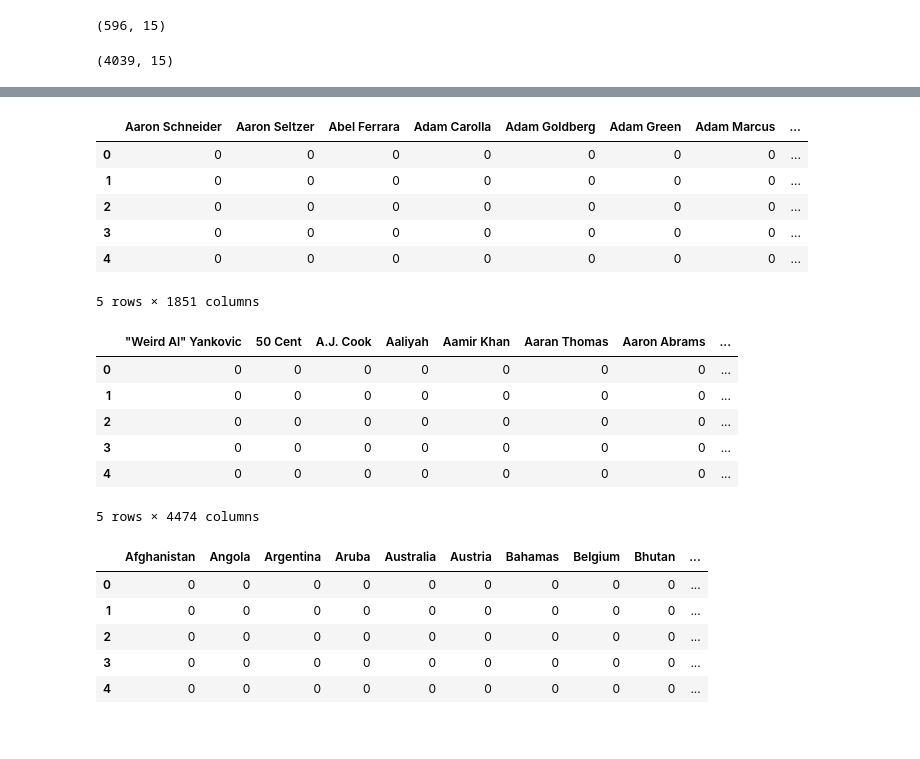
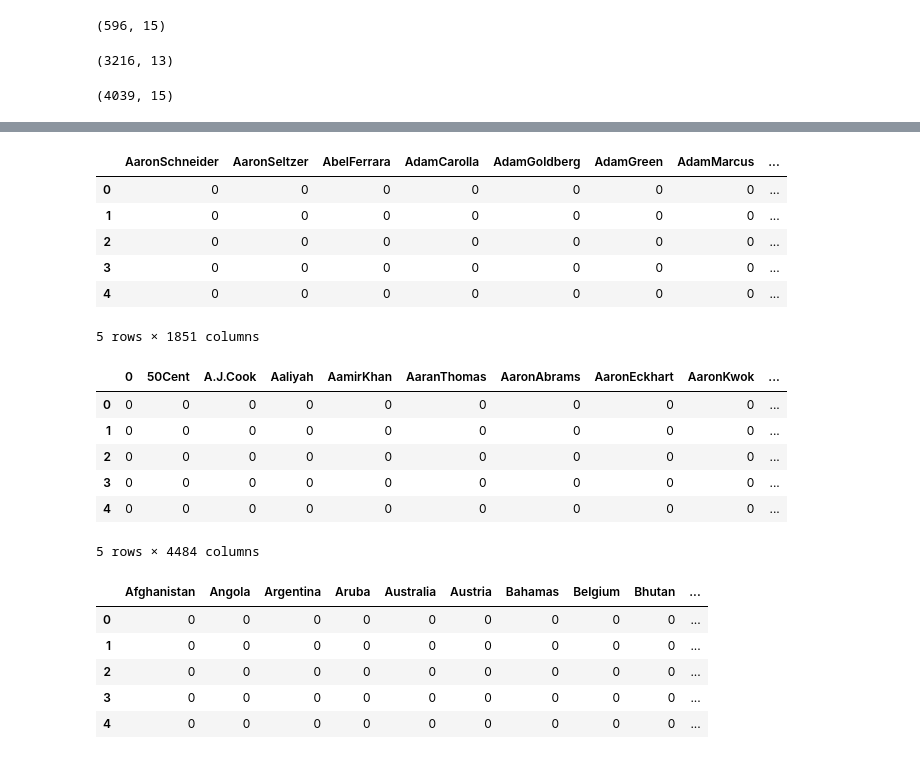
Before and after one commit to carlosmd14/datamad0119, a Jupyter notebook: final-project/project/main.ipynb, the cells around one changed output, grey strips where cells are left out. Drawn from its saved outputs; the diff is of its cells as text; code cells hidden in the pictures.

```diff
--- a/final-project/project/main.ipynb
+++ b/final-project/project/main.ipynb
@@ -483,6 +504,4 @@ df.head()
 # df3 = df antes de get_budget
 # df2 = sample de df    df2 = df[1000:1465].copy()
-# %%
-df = df3.copy()
 # %%
 df3[df3['budget']==0].budget.value_counts()
@@ -591,3 +589,7 @@ df = df[(df.budget>1000) | (df.revenue>1000)]
+# %%
+dfkey.shape
+# %% [output]
+(3216, 13)
 # %%
 df.shape
 # %% [output]
@@ -604,10 +606,10 @@ df.head()
 # %%
 df6 = df.copy()
 # %%
-directors_dummies = df['directors'].str.join(sep='*').str.get_dummies(sep='*')
+directors_dummies = df6['directors'].str.get_dummies()
 directors_dummies.head()
 # %% [output]
-|  | Aaron Schneider | Aaron Seltzer | Abel Ferrara | Adam Carolla | Adam Goldberg | Adam Green | Adam Marcus | ... |
+|  | AaronSchneider | AaronSeltzer | AbelFerrara | AdamCarolla | AdamGoldberg | AdamGreen | AdamMarcus | ... |
 | 0 | 0 | 0 | 0 | 0 | 0 | 0 | 0 | ... |
 | 1 | 0 | 0 | 0 | 0 | 0 | 0 | 0 | ... |
 | 2 | 0 | 0 | 0 | 0 | 0 | 0 | 0 | ... |
@@ -615,16 +617,16 @@ directors_dummies.head()
 | 4 | 0 | 0 | 0 | 0 | 0 | 0 | 0 | ... |
 5 rows × 1851 columns
 # %%
-cast_dummies = df['cast'].str.join(sep='*').str.get_dummies(sep='*')
+cast_dummies = df6['cast'].str.join(sep='*').str.get_dummies(sep='*')
 cast_dummies.head()
 # %% [output]
-|  | "Weird Al" Yankovic | 50 Cent | A.J. Cook | Aaliyah | Aamir Khan | Aaran Thomas | Aaron Abrams | ... |
-| 0 | 0 | 0 | 0 | 0 | 0 | 0 | 0 | ... |
-| 1 | 0 | 0 | 0 | 0 | 0 | 0 | 0 | ... |
-| 2 | 0 | 0 | 0 | 0 | 0 | 0 | 0 | ... |
-| 3 | 0 | 0 | 0 | 0 | 0 | 0 | 0 | ... |
-| 4 | 0 | 0 | 0 | 0 | 0 | 0 | 0 | ... |
+|  | 0 | 50Cent | A.J.Cook | Aaliyah | AamirKhan | AaranThomas | AaronAbrams | AaronEckhart | AaronKwok | ... |
+| 0 | 0 | 0 | 0 | 0 | 0 | 0 | 0 | 0 | 0 | ... |
+| 1 | 0 | 0 | 0 | 0 | 0 | 0 | 0 | 0 | 0 | ... |
+| 2 | 0 | 0 | 0 | 0 | 0 | 0 | 0 | 0 | 0 | ... |
+| 3 | 0 | 0 | 0 | 0 | 0 | 0 | 0 | 0 | 0 | ... |
+| 4 | 0 | 0 | 0 | 0 | 0 | 0 | 0 | 0 | 0 | ... |
-5 rows × 4474 columns
+5 rows × 4484 columns
 # %%
 countries_dummies = df['production_countries'].str.join(sep='*').str.get_dummies(sep='*')
 countries_dummies.head()
```
Also changed, not shown: parts of 80 cells of this notebook, 22 other files.
